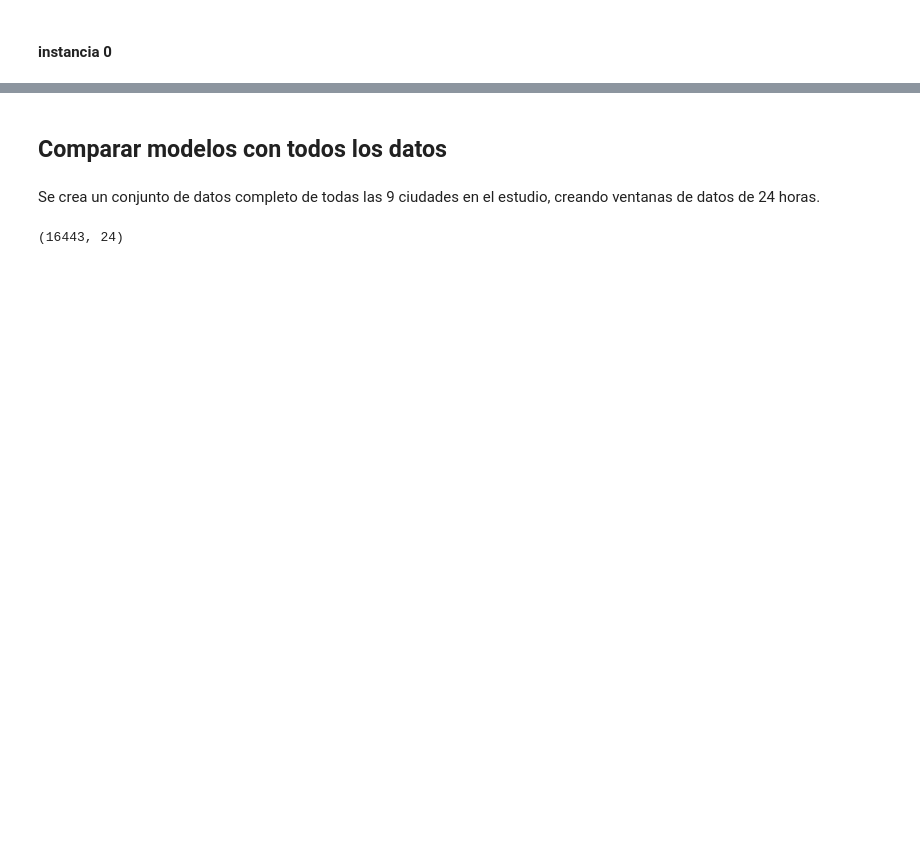
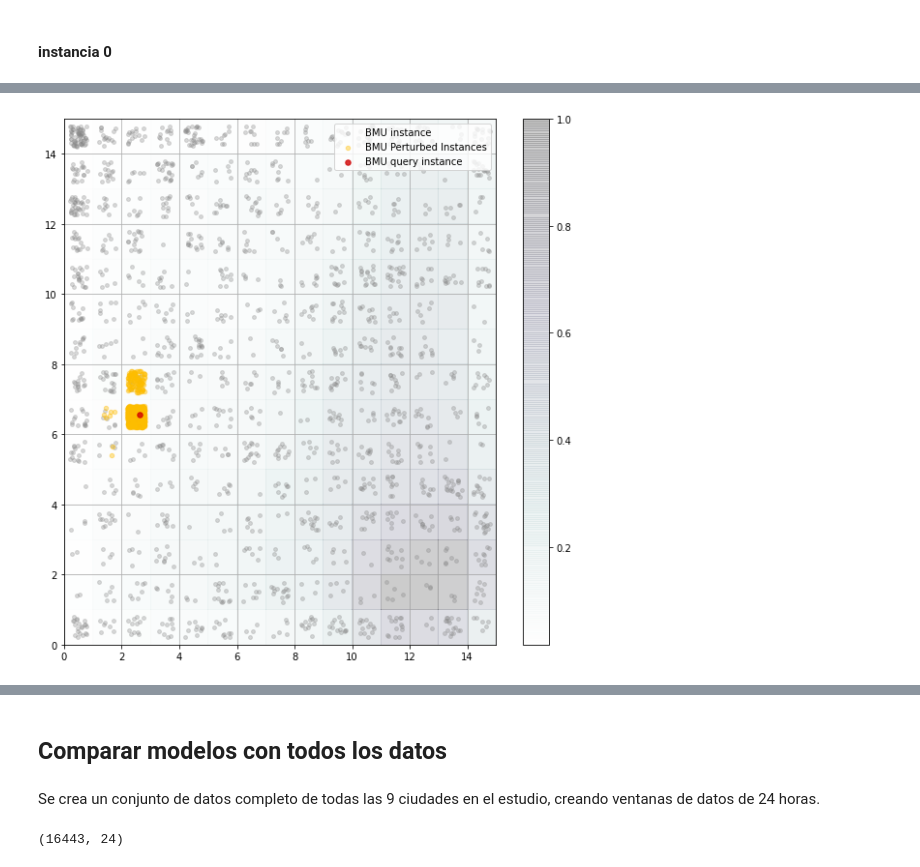
Before and after one commit to castudil/som-lstm, a Jupyter notebook: DTW-SOM/DTW_SOM.ipynb, the cells around one changed output, grey strips where cells are left out. Drawn from its saved outputs; the diff is of its cells as text; code cells hidden in the pictures; blank space fills up the shorter version.

```diff
--- a/DTW-SOM/DTW_SOM.ipynb
+++ b/DTW-SOM/DTW_SOM.ipynb
@@ -802,0 +810,7 @@ Error DTW-SOM (Grid):  0.0
+# %%
+idx_inst =39
+num_muta=1000
+instance= data_talca[idx_inst]
+# Generación de instancias perturbadas manualmente
+ins_perturbed = perturbationByInstance(instance, num_muta)
+index_talca[idx_inst][0]
@@ -802,0 +846,4 @@ Error DTW-SOM (Grid):  0.0
+# %%
+graph_perturbation_u_matrix(dtw_som, instance, ins_perturbed, jitter=True, data=data_talca, show_data=True)
+# %% [output]
+[figure, added]
```
Also changed, not shown: parts of 23 cells of this notebook.
